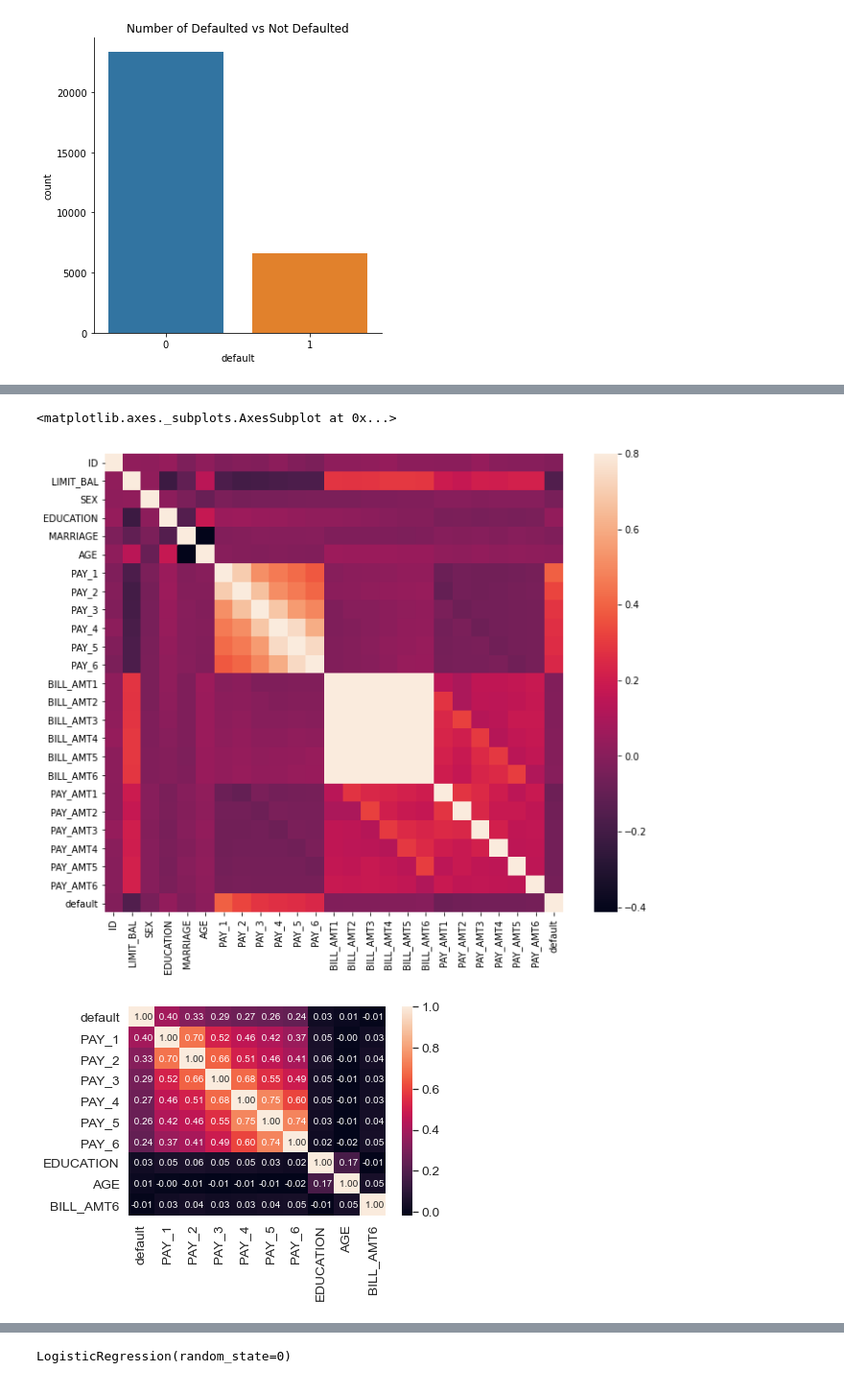
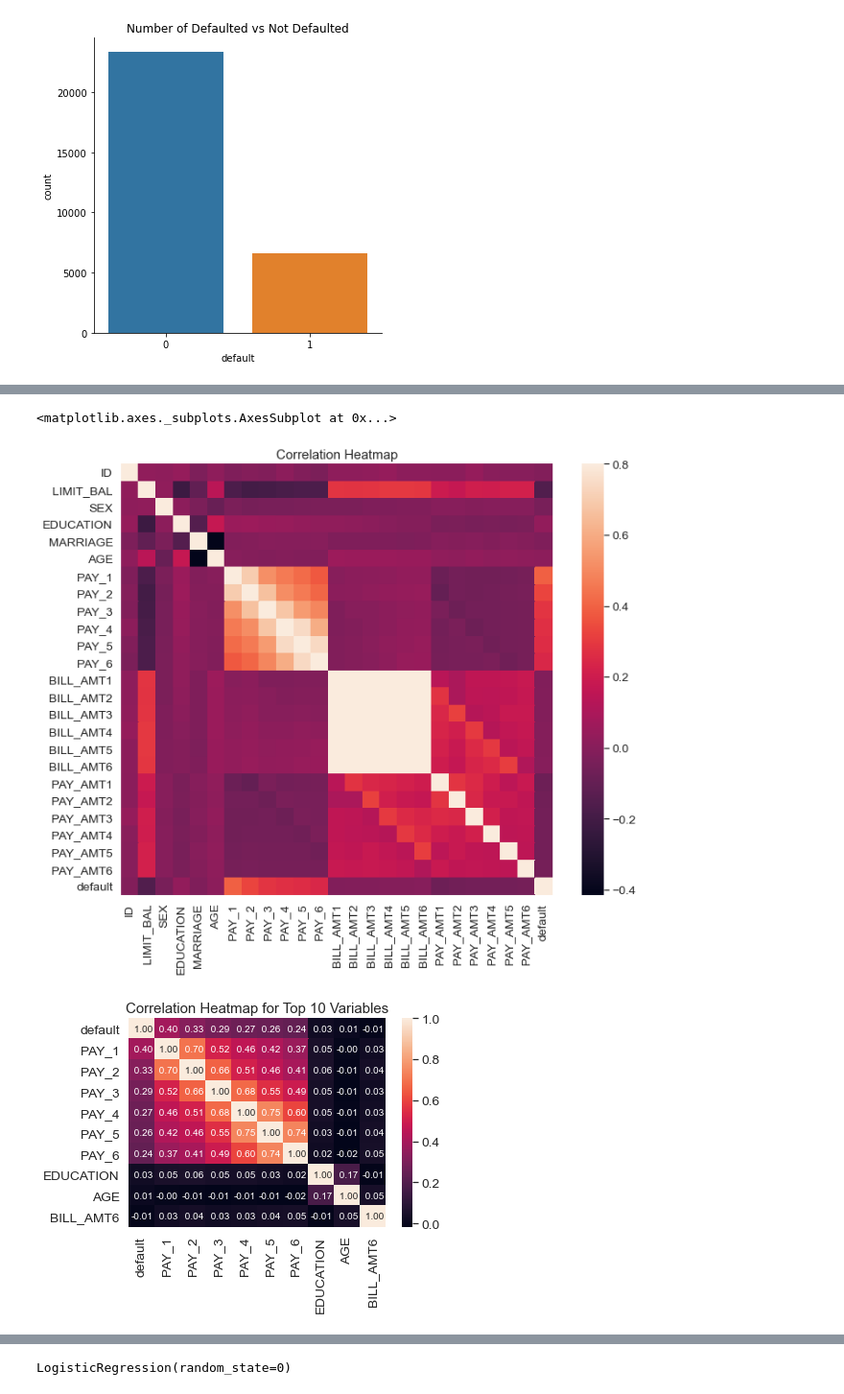
Before and after one commit to davisli1/creditcarddefaults, a Jupyter notebook: Credit_Card_ML.ipynb, the cells around one changed output, grey strips where cells are left out. Shown: that part at 96% size. Saved outputs shown, nothing was run; the diff lists cells and outputs as text; code cells hidden in the pictures.

```diff
--- a/Credit_Card_ML.ipynb
+++ b/Credit_Card_ML.ipynb
@@ -99,7 +105,8 @@ display(data[['PAY_0', 'PAY_2', 'PAY_3', 'PAY_4', 'PAY_5', 'PAY_6']].describe())
 | 75% | 0.000000 | 0.000000 | 0.000000 | 0.000000 | 0.000000 | 0.000000 |
 | max | 8.000000 | 8.000000 | 8.000000 | 8.000000 | 8.000000 | 8.000000 |
 # %%
-data['PAY_0'] = data['PAY_0'].replace(-1, 0).replace(-2, 0)
+#assignment all -2 and -1 equal to 0, representing payment was on time
+data['PAY_1'] = data['PAY_1'].replace(-1, 0).replace(-2, 0)
 data['PAY_2'] = data['PAY_2'].replace(-1, 0).replace(-2, 0)
 data['PAY_3'] = data['PAY_3'].replace(-1, 0).replace(-2, 0)
 data['PAY_4'] = data['PAY_4'].replace(-1, 0).replace(-2, 0)
@@ -198,19 +203,20 @@ plt.show()
 # %%
 corrmat = data.corr()
 f, ax = plt.subplots(figsize = (12,9))
+plt.title('Correlation Heatmap')
 sns.heatmap(corrmat, vmax = .8, square = True)
 # %% [output]
 <matplotlib.axes._subplots.AxesSubplot at 0x...>
-[figure, old version]
+[figure, new version]
 # %%
 k = 10
 cols = corrmat.nlargest(k, 'default')['default'].index
 cm = np.corrcoef(data[cols].values.T)
 sns.set(font_scale=1.25)
 hm = sns.heatmap(cm, cbar=True, annot = True, square = False, fmt = ' .2f',
                 annot_kws = {'size': 10}, yticklabels = cols.values, xticklabels = cols.values)
-
+plt.title('Correlation Heatmap for Top 10 Variables')
 plt.show()
 # %% [output]
-[figure, old version]
+[figure, new version]
 # %% [markdown]
```
Also changed, not shown: parts of 21 cells of this notebook.
